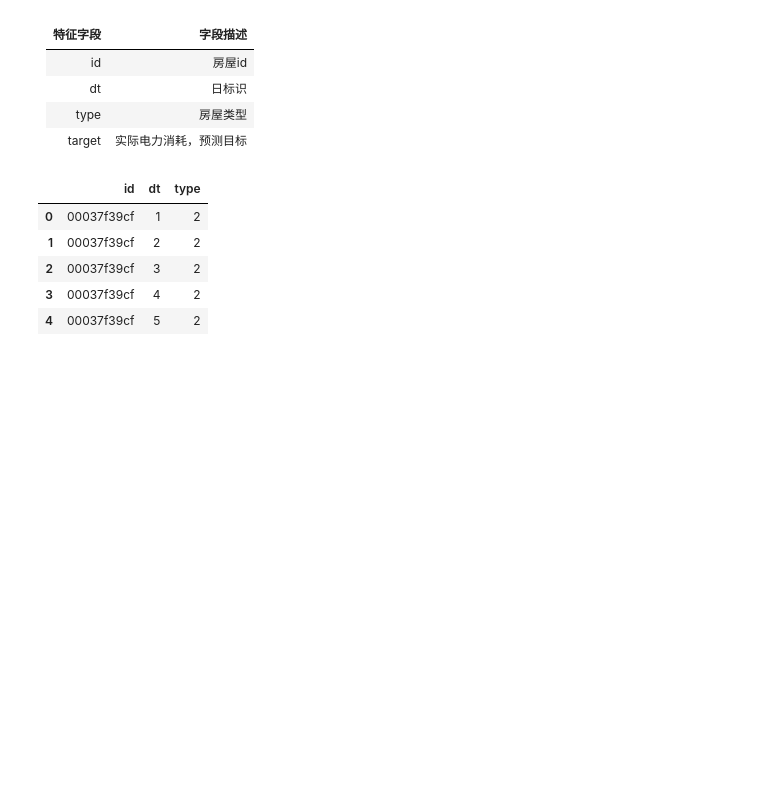
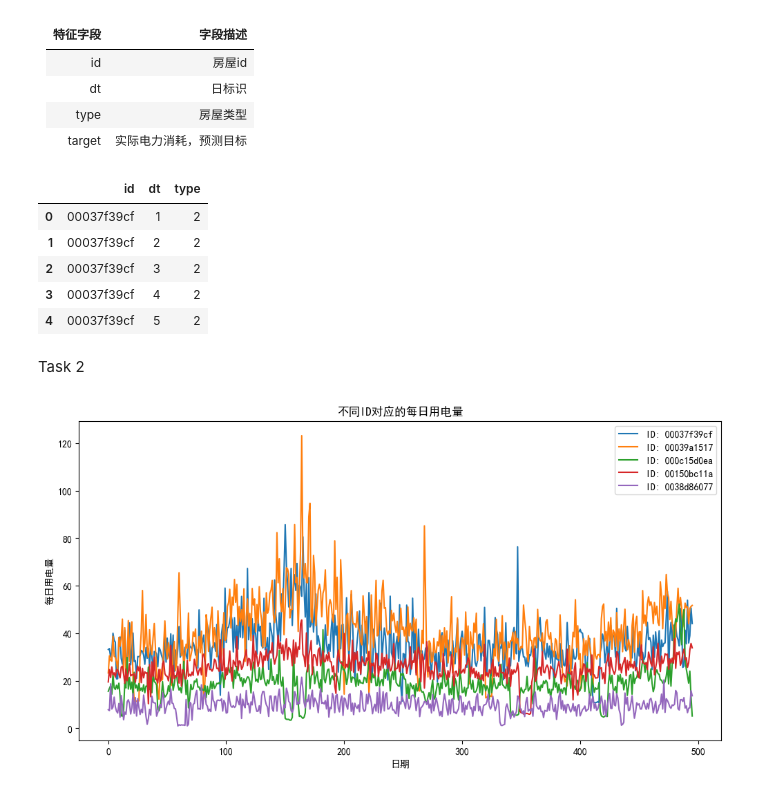
Before and after one commit to machenme/Datawhale, a Jupyter notebook: power_predict/main.ipynb, the cells around one changed output. Drawn from its saved outputs; the diff is of its cells as text; code cells hidden in the pictures; blank space fills up the shorter version.

```diff
--- a/power_predict/main.ipynb
+++ b/power_predict/main.ipynb
@@ -37,3 +39,30 @@ test = test.merge(target_mean, on=["id"], how="left")
 
 # 5. 保存结果文件到本地
 test[["id", "dt", "target"]].to_csv("submit.csv", index=None)
+# %% [markdown]
+Task 2
+# %%
+# 先查看数据是否存在规律
+import matplotlib.pyplot as plt
+
+plt.rcParams["font.sans-serif"] = ["SimHei"]  # 用来正常显示中文标签
+plt.rcParams["axes.unicode_minus"] = False  # 用来正常显示负号
+
+def draw_pic(data):
+    unique_ids = data["id"].unique()
+    plt.figure(figsize=(12,6))
+
+    for id in unique_ids[:5]:
+        demo_data = data[data["id"] == id]
+        # 为了更直观理解图像,将target翻转,题目含义是距离当天的时间,那么反过来就是历史时间,
+        # 例如0就会对应第一天,1对应第二天,一直到496天,然后通过496天数据来预测未来10天数据.
+        plt.plot(demo_data["target"].tolist()[::-1], label=f"ID: {id}")
+    plt.legend()
+    plt.title('不同ID对应的每日用电量')
+    plt.xlabel('日期')
+    plt.ylabel('每日用电量')
+    plt.show()
+
+draw_pic(train)
+# %% [output]
+[figure, added]
```
Also changed, not shown: parts of 9 cells of this notebook, 2 other files.
